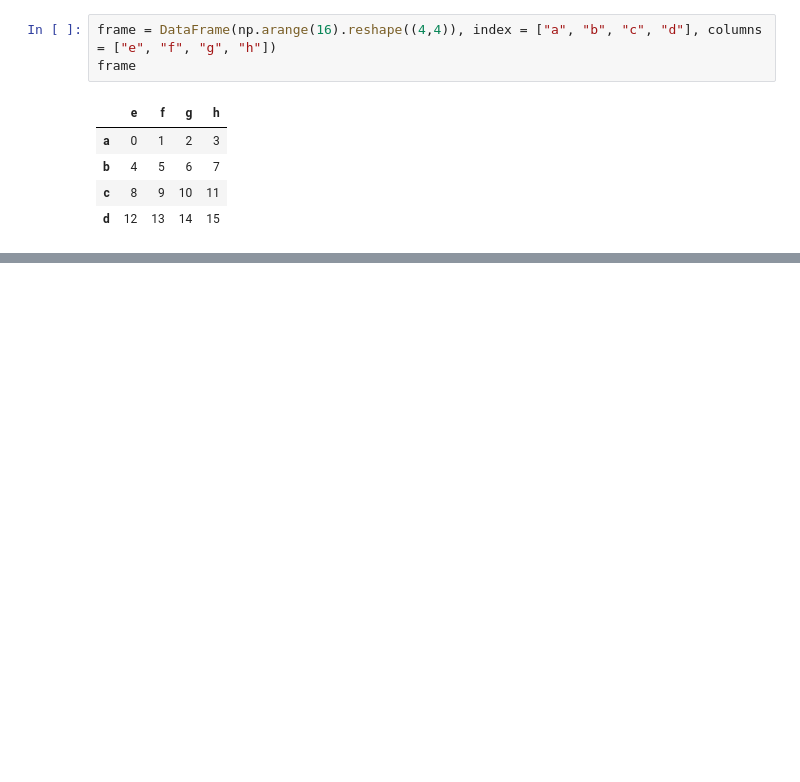
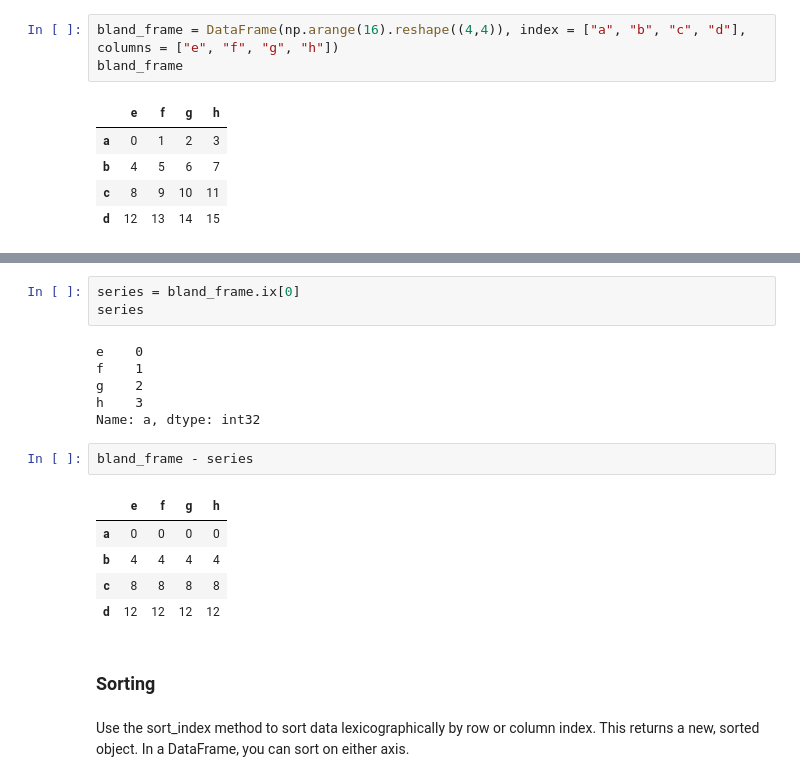
Before and after one commit to calpolydatascience/data301, a Jupyter notebook: Content/Data/DataFrame.ipynb, the cells around one changed output, grey strips where cells are left out. Cells and saved outputs as stored; diff of their text form; blank space fills up the shorter version.

```diff
--- a/Content/Data/DataFrame.ipynb
+++ b/Content/Data/DataFrame.ipynb
@@ -277,8 +277,8 @@ dtype: object
 # %% [markdown]
 Reindex can also be used to reshape the DataFrame. After the DataFrame is constructed, the indexes and columns can be reindexed as normal.
 # %%
-frame = DataFrame(np.arange(16).reshape((4,4)), index = ["a", "b", "c", "d"], columns = ["e", "f", "g", "h"])
-frame
+bland_frame = DataFrame(np.arange(16).reshape((4,4)), index = ["a", "b", "c", "d"], columns = ["e", "f", "g", "h"])
+bland_frame
 # %% [output]
 |  | e | f | g | h |
 | a | 0 | 1 | 2 | 3 |
@@ -287,0 +552,21 @@ frame
+# %%
+series = bland_frame.ix[0]
+series
+# %% [output]
+e    0
+f    1
+g    2
+h    3
+Name: a, dtype: int32
+# %%
+bland_frame - series
+# %% [output]
+|  | e | f | g | h |
+| a | 0 | 0 | 0 | 0 |
+| b | 4 | 4 | 4 | 4 |
+| c | 8 | 8 | 8 | 8 |
+| d | 12 | 12 | 12 | 12 |
+# %% [markdown]
+### Sorting
+# %% [markdown]
+Use the sort_index method to sort data lexicographically by row or column index. This returns a new, sorted object. In a DataFrame, you can sort on either axis.
```
Also changed, not shown: parts of 110 cells of this notebook.
